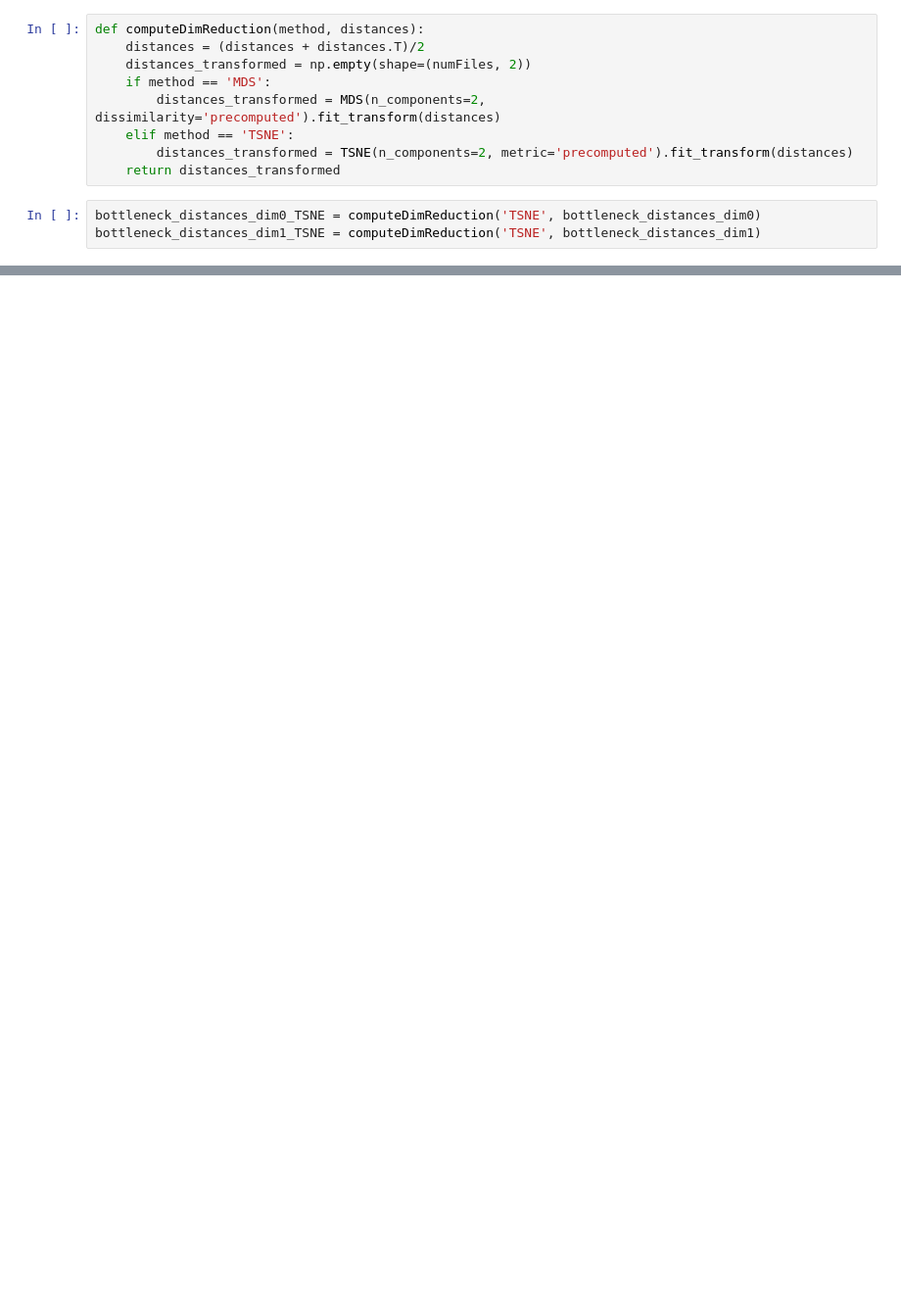
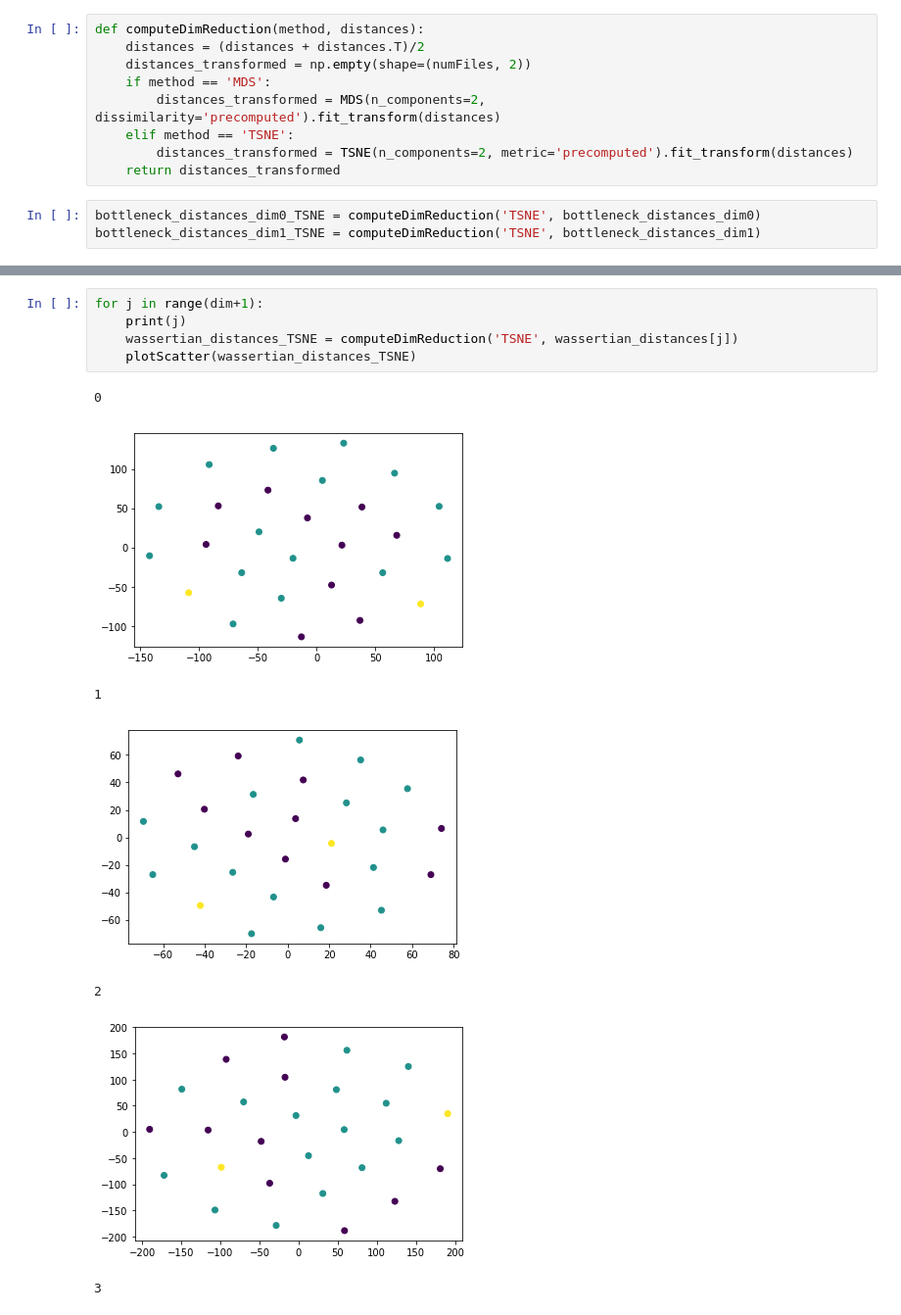
Before and after one commit to yashgangrade09/Topology-of-Music, a Jupyter notebook: main.ipynb, the cells around one changed output, grey strips where cells are left out. Shown at 98% size. Drawn from its saved outputs; the diff is of its cells as text; blank space fills up the shorter version.

```diff
--- a/main.ipynb
+++ b/main.ipynb
@@ -215,0 +259,13 @@ for j in range(dim+1):
+# %%
+for j in range(dim+1):
+    print(j)
+    wassertian_distances_TSNE = computeDimReduction('TSNE', wassertian_distances[j])
+    plotScatter(wassertian_distances_TSNE)
+# %% [output]
+0
+[figure, added]
+1
+[figure, added]
+2
+[figure, added]
+3
```
Also changed, not shown: parts of 11 cells of this notebook.
